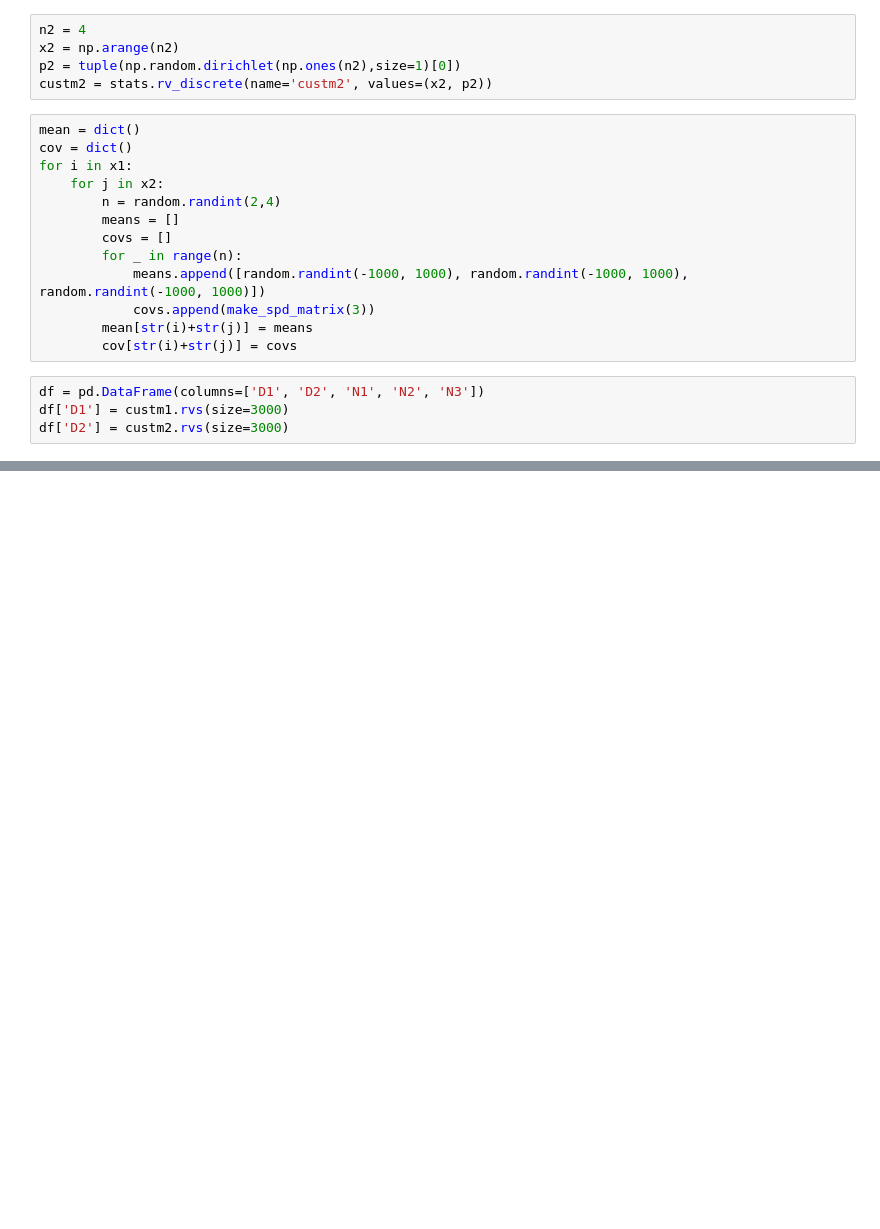
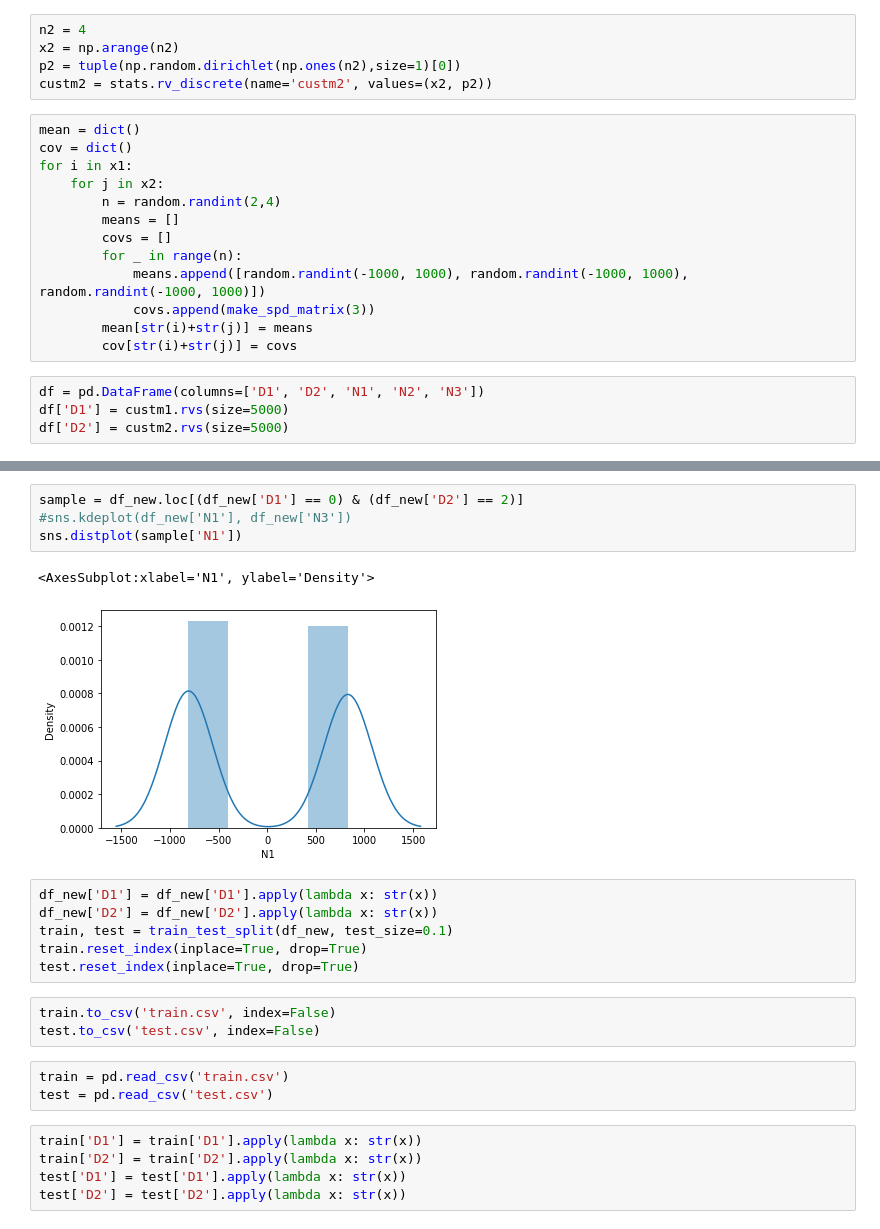
Before and after one commit to aimclub/BAMT, a Jupyter notebook: experiments/synth_data_for_gmm.ipynb, the cells around one changed output, grey strips where cells are left out. Saved outputs shown, nothing was run; the diff lists cells and outputs as text; blank space fills up the shorter version.

```diff
--- a/experiments/synth_data_for_gmm.ipynb
+++ b/experiments/synth_data_for_gmm.ipynb
@@ -43,8 +50,8 @@ for i in x1:
         cov[str(i)+str(j)] = covs
 # %%
 df = pd.DataFrame(columns=['D1', 'D2', 'N1', 'N2', 'N3'])
-df['D1'] = custm1.rvs(size=3000)
-df['D2'] = custm2.rvs(size=3000)
+df['D1'] = custm1.rvs(size=5000)
+df['D2'] = custm2.rvs(size=5000)
 # %%
 df_new = pd.DataFrame()
 for i in x1:
@@ -84,0 +103,24 @@ sns.kdeplot(df_new['N1'], df_new['N3'])
+# %%
+sample = df_new.loc[(df_new['D1'] == 0) & (df_new['D2'] == 2)]
+#sns.kdeplot(df_new['N1'], df_new['N3'])
+sns.distplot(sample['N1'])
+# %% [output]
+<AxesSubplot:xlabel='N1', ylabel='Density'>
+[figure, added]
+# %%
+df_new['D1'] = df_new['D1'].apply(lambda x: str(x))
+df_new['D2'] = df_new['D2'].apply(lambda x: str(x))
+train, test = train_test_split(df_new, test_size=0.1)
+train.reset_index(inplace=True, drop=True)
+test.reset_index(inplace=True, drop=True)
+# %%
+train.to_csv('train.csv', index=False)
+test.to_csv('test.csv', index=False)
+# %%
+train = pd.read_csv('train.csv')
+test = pd.read_csv('test.csv')
+# %%
+train['D1'] = train['D1'].apply(lambda x: str(x))
+train['D2'] = train['D2'].apply(lambda x: str(x))
+test['D1'] = test['D1'].apply(lambda x: str(x))
+test['D2'] = test['D2'].apply(lambda x: str(x))
```
Also changed, not shown: parts of 13 cells of this notebook, 4 other files.
